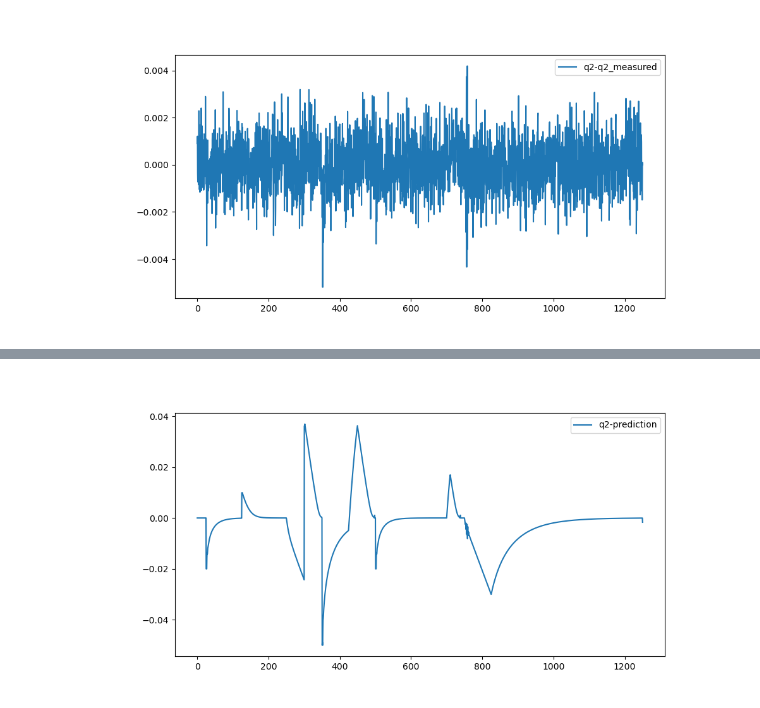
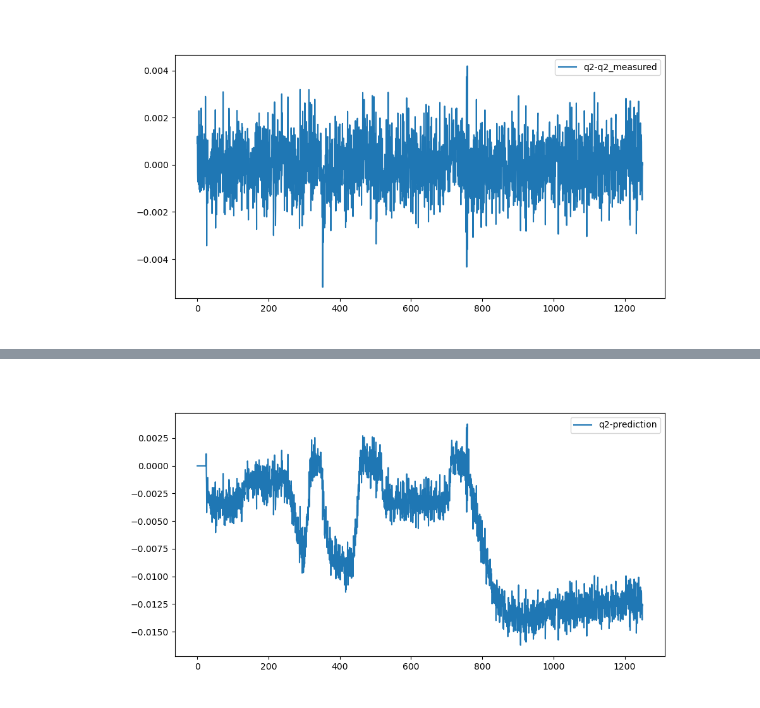
Before and after one commit to RedOrbweaver/Kalex, a Jupyter notebook: k0.ipynb, the cells around one changed output, grey strips where cells are left out. Drawn from its saved outputs; the diff is of its cells as text; code cells hidden in the pictures.

```diff
--- a/k0.ipynb
+++ b/k0.ipynb
@@ -178,8 +178,8 @@ def ComparePredictionsQ2(data: Dataset, predictions: npt.ArrayLike):
     mean = np.mean(dif)
 
     refdif = data.q2-data.q2_measured
-    refvar = np.var(dif)
-    refmean = np.mean(dif)
+    refvar = np.var(refdif)
+    refmean = np.mean(refdif)
 
     vardif = var-refvar
 
@@ -236,20 +236,7 @@ noise_baseline = data.q2_measured[0:data.inflow_start_index]
 varq2 = np.var(noise_baseline)
 
 s = data.samples[data.inflow_start_index]
-state = np.array([[s.q1],
-                 [s.h1],
-                 [s.h2],
-                 [s.q2_measured]])
-P = np.diag([100, 100, 100, 100])
-#R = np.array([[varq2]])
-#R = np.array([[0], [0], [0], [varq2]])
-# R = np.array([[0, 0, 0, 0],
-#               [0, 0, 0, 0],
-#               [0, 0, 0, 0],
-#               [0, 0, 0, varq2]])
-R = np.diag([0.1, varq2])
-H = np.array([[1, 0, 0, 0], [0, 0, 0, 1]])
-#H = np.array([[1, 0, 0, 1]])
+
 
 step = 0.5
 
@@ -258,46 +245,56 @@ predh1 = [0 for x in range(0, data.inflow_start_index)]
 predh2 = [0 for x in range(0, data.inflow_start_index)]
 predq2 = [0 for x in range(0, data.inflow_start_index)]
 
+predpriors =[np.array([[0], [0], [0]]) for x in range(0, data.inflow_start_index)]
+
+state = np.array([[s.h1],
+                 [s.h2],
+                 [s.q2_measured]])
+
+P = np.diag([1, 1, 1])
+R = np.array([[0.1]])
+H = np.array([[0, 0, 1]])
+Q = Q_discrete_white_noise(dim=3, dt=0.5, var=1)
+
 while s is not None:
-
-    # prior = np.array([[s.q1],
-    #              [state[1, 0] + state[0, 0]/data.S1 - data.a * (state[1, 0]-state[2, 0])],
-    #              [state[2, 0] + (data.a * (state[1, 0]-state[2, 0])) - state[3, 0]],
-    #              [data.k*sqrt(state[2, 0])]])
-
-    Q = Q_discrete_white_noise(dim=4, dt=0.5, var=varq2)
-
-    F = np.array([[0, 0, 0, 0,],
-                  [1/data.S1, (1-data.a), data.a, 0],
-                  [0, data.a, (1-data.a), (-1/data.S2)],
-                  [0, 0, data.k*((1/sqrt(state[2, 0])) if state[2, 0] > 0 else 0) , 0]])
-    Bu = np.array([[s.q1], [0], [0], [0]])
+    s00 = state[0, 0]# if state[0, 0] > 0.001 else 0.000000000001
+    s10 = state[1, 0]# if state[1, 0] > 0.001 else 0.000000000001
+    #h1h2mul = -((data.a * s00) / (data.S1 * s10) - data.a / data.S1)
+    #h2h1mul = ((data.a * s10) / (data.S2 * s00) - data.a / data.S2)
+    flow = data.a * (s00 - s10)
+    h1flow = -flow/data.S1/step
+    h2flow = flow/data.S2/step
+    F = np.array([[1 - data.a/data.S1, data.a/data.S1 , 0],
+                  [data.a/data.S2, 1 - data.a/data.S2, -(1/data.S2)],
+                  [0, data.k*((1/sqrt(state[1, 0])) if state[1, 0] > 0.01 else 0)/step, 1]])
+    #Bu = np.array([[s.q1/data.S1/step + h1flow], [h2flow], [0]])
+    Bu = np.array([[s.q1/data.S1/step], [0], [0]])
     P = F @ P @ F.T + Q
     prior = F @ state + Bu
 
-    S = H @ P @ H.T# + R
-    # z = np.array([[s.q1],
-    #               [state[1, 0] + state[0, 0]/data.S1 - data.a * (state[1, 0]-state[2, 0])],
-    #               [state[2, 0] + (data.a * (state[1, 0]-state[2, 0])) - s.q2_measured],
-    #               [s.q2_measured]])
-    z = np.array([[s.q1,
-                  #0,#state[1, 0] + state[0, 0]/data.S1 - data.a * (state[1, 0]-state[2, 0]),
-                  #0,#state[2, 0] + (data.a * (state[1, 0]-state[2, 0])) - s.q2_measured,
-                  s.q2_measured]])
-    y = z - H @ prior # np.array([[prior[0, 0], prior[3, 0]]])
+    if s.index == 500:
+        print("bp")
+        #breakpoint()
+    predpriors.append(prior)
+
+    S = H @ P @ H.T + R
+    z = np.array([[s.q2_measured]])
+    y = z - H @ prior
     Sinv = pinv(S)
     K = P @ H.T @ Sinv
     x = prior + K @ y
     P = P - K @ H @ P
 
-    predq1.append(x[0, 0])
-    predh1.append(x[1, 0])
-    predh2.append(x[2, 0])
-    predq2.append(x[3, 0])
+    predq1.append(s.q1)
+    predh1.append(x[0, 0])
+    predh2.append(x[1, 0])
+    predq2.append(x[2, 0])
     state = x
 
     s = s.next
 
+#ComparePredictionsH1H2(data, [x[0, 0] for x in predpriors], [x[1, 0] for x in predpriors])
+
 ComparePredictionsH1H2(data, predh1, predh2)
 
 ComparePredictionsQ2(data, predq2)
@@ -316 +314 @@ Mean: \*-0.0023691253132068642\* vs -0.0023691253132068642
-[figure, old version]
+[figure, new version]
```
Also changed, not shown: parts of 1 cell of this notebook.
